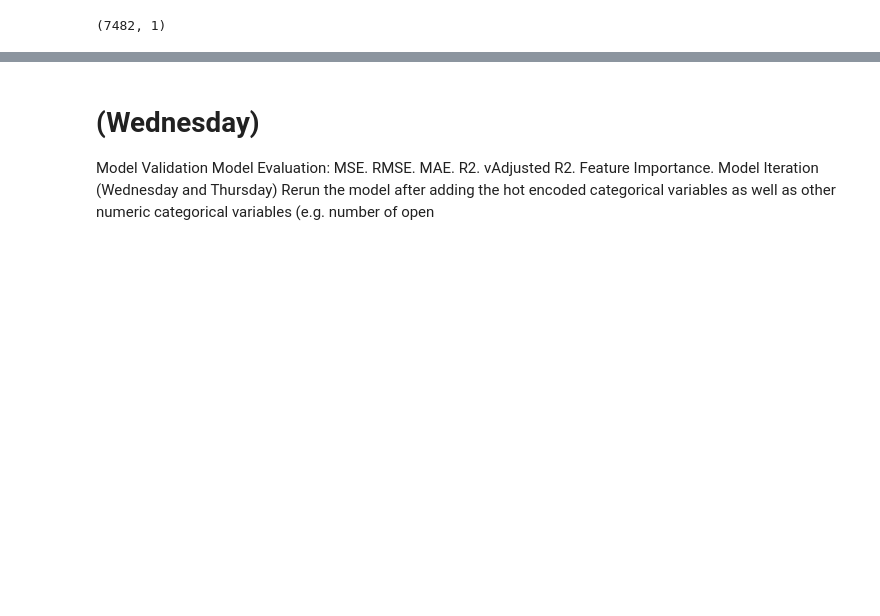
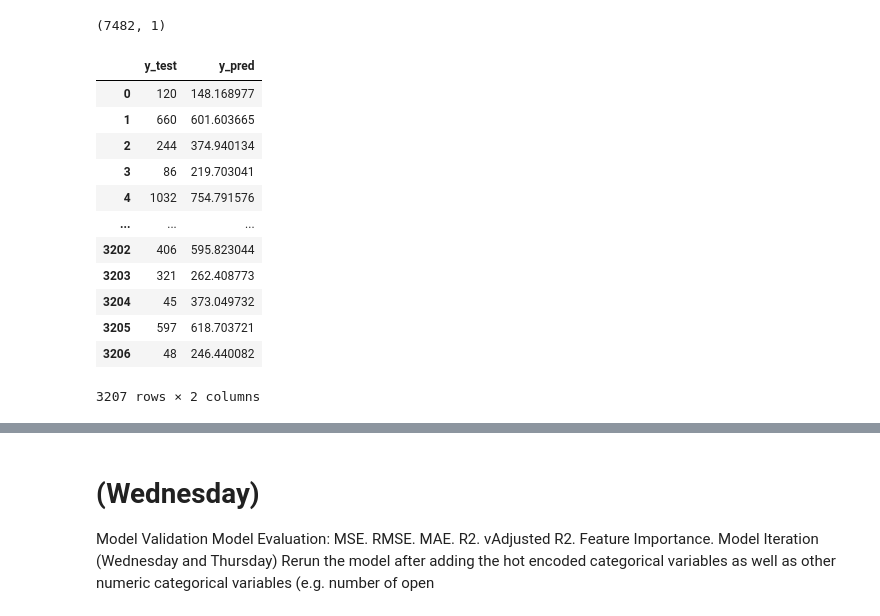
Before and after one commit to tahora-23/IH_AB_DA_FT_MAY_2023, a Jupyter notebook: Labs/4thWeek/Tuesday&Wednesday/Model_Validation.ipynb, the cells around one changed output, grey strips where cells are left out. Cells and saved outputs as stored; diff of their text form; code cells hidden in the pictures; blank space fills up the shorter version.

```diff
--- a/Labs/4thWeek/Tuesday&Wednesday/Model_Validation.ipynb
+++ b/Labs/4thWeek/Tuesday&Wednesday/Model_Validation.ipynb
@@ -95,6 +95,20 @@ print(model.intercept_)
 # %% [output]
 (7482, 1)
 # %%
-#compare = pd.DataFrame({'y_test':list(y_test), 'y_pred':list(y_pred)})
+compare = pd.DataFrame({'y_test':list(y_test), 'y_pred':list(y_pred)})
 # %%
-#compare
+compare
+# %% [output]
+|  | y_test | y_pred |
+| 0 | 120 | 148.168977 |
+| 1 | 660 | 601.603665 |
+| 2 | 244 | 374.940134 |
+| 3 | 86 | 219.703041 |
+| 4 | 1032 | 754.791576 |
+| ... | ... | ... |
+| 3202 | 406 | 595.823044 |
+| 3203 | 321 | 262.408773 |
+| 3204 | 45 | 373.049732 |
+| 3205 | 597 | 618.703721 |
+| 3206 | 48 | 246.440082 |
+3207 rows × 2 columns
```
Also changed, not shown: parts of 32 cells of this notebook.
